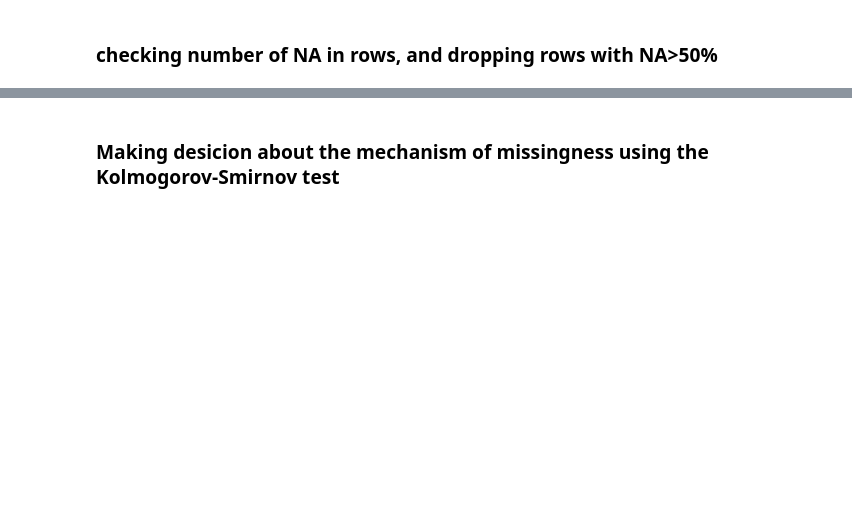
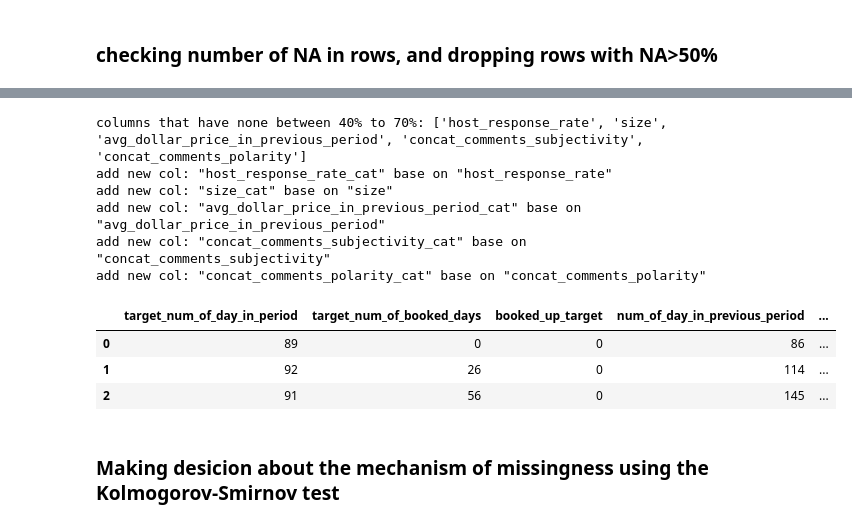
Before and after one commit to NaamaJan/airbnb-berlin-availability, a Jupyter notebook: Berlin_Airbnb_Data_Cleansing.ipynb, the cells around one changed output, grey strips where cells are left out. Saved outputs shown, nothing was run; the diff lists cells and outputs as text; code cells hidden in the pictures; blank space fills up the shorter version.

Commit message:
Berlin_Airbnb_Data_Cleansing.ipynb
transform_numeric_to_category_col
get_cols_list_with_na_in_range

```diff
--- a/Berlin_Airbnb_Data_Cleansing.ipynb
+++ b/Berlin_Airbnb_Data_Cleansing.ipynb
@@ -848,7 +1192,9 @@ def transform_numeric_to_category_col(_df: pd.DataFrame, _col_name: str) -> pd.D
         else:
             return _col_name + "_75%_to_100%"
 
-    _df[_col_name+"_cat"] = _df[_col_name].apply(get_category)
+    target_col_name = _col_name+"_cat"
+    _df[target_col_name] = _df[_col_name].apply(get_category)
+    print(f'add new col: "{target_col_name}" base on "{_col_name}"')
     return _df
 
 
@@ -867,11 +1257,30 @@ df_clean2.info(verbose=True, null_counts=True)
 # %%
 def get_cols_list_with_na_in_range(df_orig: pd.DataFrame, low_threshold: int, high_threshold: int):
     df_col_na_rate = get_rate_table_of_na_in_columns(df_orig) # "col_name_in_flat_table", "na.count", "rate"
 
     df_col_na_rate_after_filter = df_col_na_rate[(df_col_na_rate['rate'] >= low_threshold) &  (df_col_na_rate['rate'] <= high_threshold)] # "col_name_in_flat_table", "na.count", "rate"
     return df_col_na_rate_after_filter['col_name_in_flat_table'].to_list()
 
 cols_with_na_rate_40_70 = get_cols_list_with_na_in_range(df_clean2, 40, 70)
+print("columns that have none between 40% to 70%:", cols_with_na_rate_40_70)
+
+df_clean3 = df_clean2.copy()
+for col in cols_with_na_rate_40_70:
+    df_clean3 = transform_numeric_to_category_col(_df = df_clean3, _col_name=col)
+
+
+display(df_clean3.head(3))
+# %% [output]
+columns that have none between 40% to 70%: ['host_response_rate', 'size', 'avg_dollar_price_in_previous_period', 'concat_comments_subjectivity', 'concat_comments_polarity']
+add new col: "host_response_rate_cat" base on "host_response_rate"
+add new col: "size_cat" base on "size"
+add new col: "avg_dollar_price_in_previous_period_cat" base on "avg_dollar_price_in_previous_period"
+add new col: "concat_comments_subjectivity_cat" base on "concat_comments_subjectivity"
+add new col: "concat_comments_polarity_cat" base on "concat_comments_polarity"
+|  | target_num_of_day_in_period | target_num_of_booked_days | booked_up_target | num_of_day_in_previous_period | ... |
+| 0 | 89 | 0 | 0 | 86 | ... |
+| 1 | 92 | 26 | 0 | 114 | ... |
+| 2 | 91 | 56 | 0 | 145 | ... |
 # %% [markdown]
 ###  Making desicion about the mechanism of missingness using the Kolmogorov-Smirnov test
 # %%
```
Also changed, not shown: parts of 30 cells of this notebook, 1 other file.
